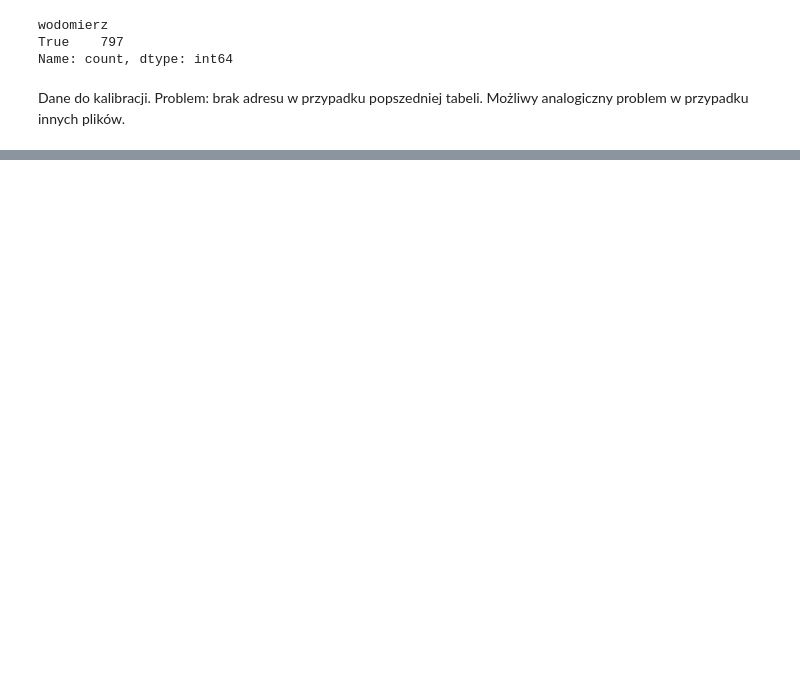
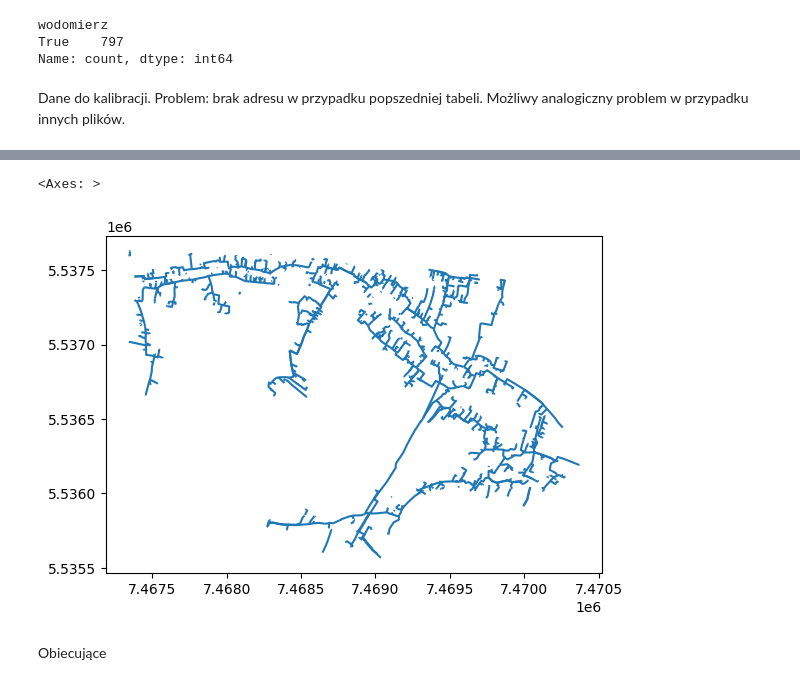
Before and after one commit to tunczyk101/System-modelling-and-simulation, a Jupyter notebook: file_parser/base_analysis.ipynb, the cells around one changed output, grey strips where cells are left out. Drawn from its saved outputs; the diff is of its cells as text; code cells hidden in the pictures; blank space fills up the shorter version.

Commit message:
sw_przewod

```diff
--- a/file_parser/base_analysis.ipynb
+++ b/file_parser/base_analysis.ipynb
@@ -228,0 +297,4 @@ Problem: brak adresu w przypadku popszedniej tabeli. Możliwy analogiczny proble
+# %%
+gis = gpd.read_file(
+    "./data/gis_data_billing_view_3/gis_data.sw_przewod.shp", index_col=0
+)
@@ -228,0 +321,7 @@ Problem: brak adresu w przypadku popszedniej tabeli. Możliwy analogiczny proble
+# %%
+gis.plot()
+# %% [output]
+<Axes: >
+[figure, added]
+# %% [markdown]
+Obiecujące
```
Also changed, not shown: parts of 26 cells of this notebook.
